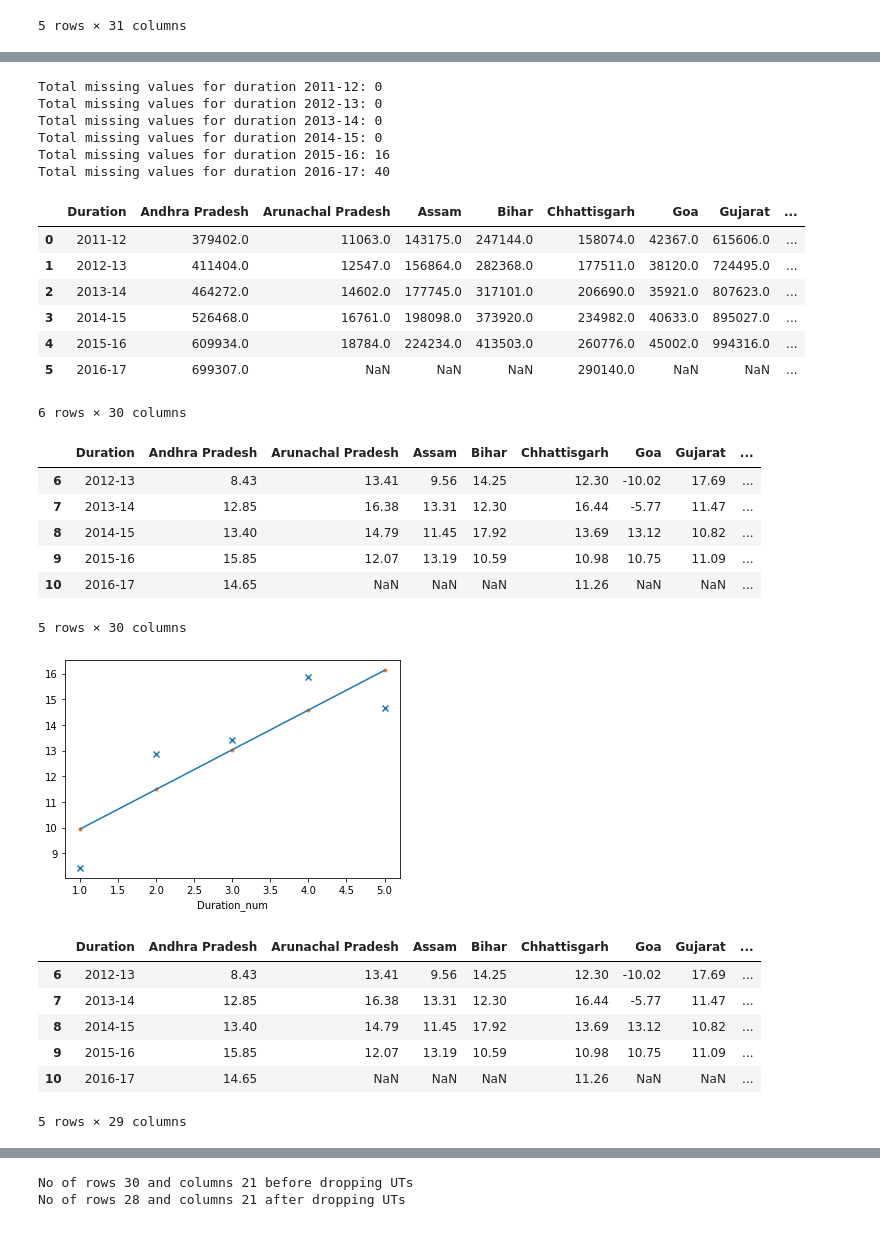
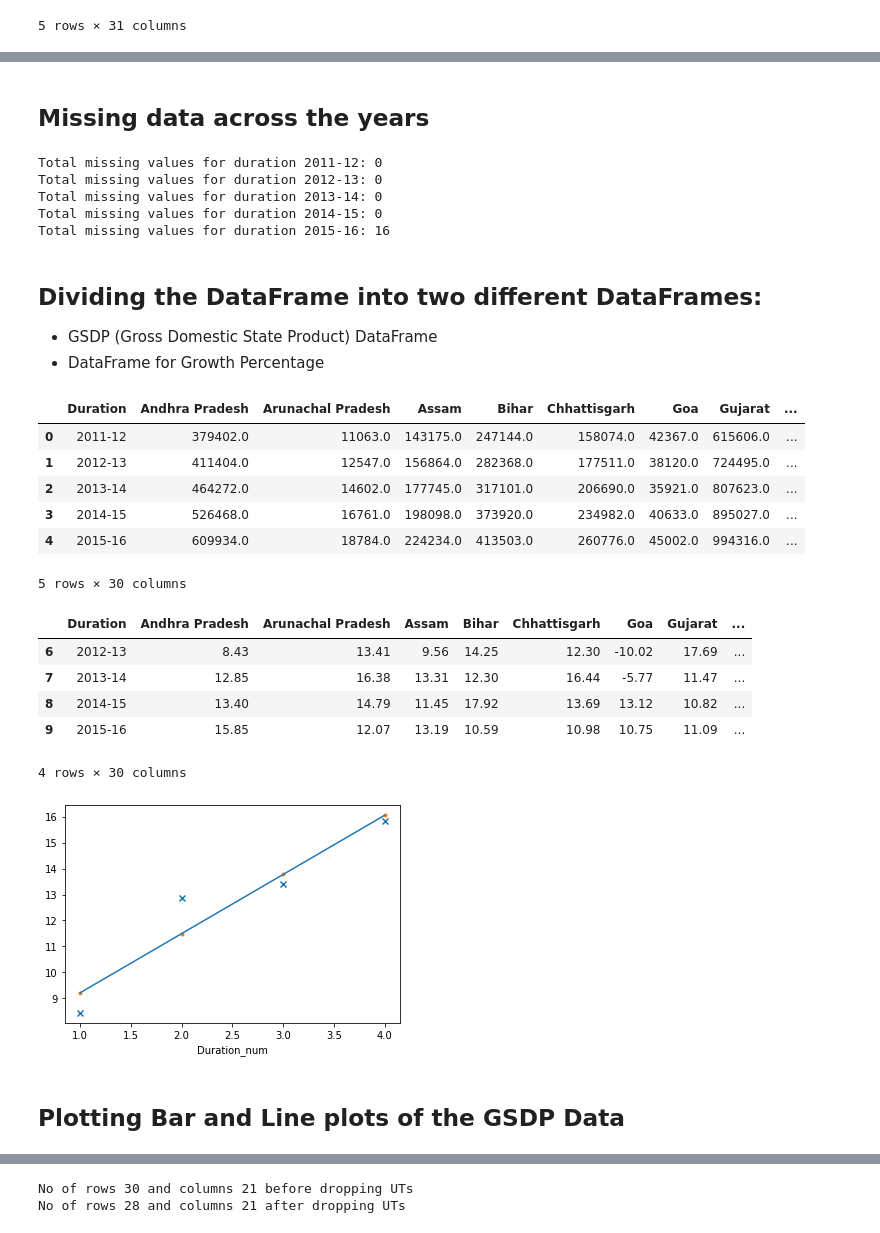
Before and after one commit to Yashvardhan777/DS-Labs, a Jupyter notebook: main.ipynb, the cells around one changed output, grey strips where cells are left out. Saved outputs shown, nothing was run; the diff lists cells and outputs as text; code cells hidden in the pictures.

```diff
--- a/main.ipynb
+++ b/main.ipynb
@@ -67,6 +85,7 @@ list(gdp_df.columns)
 # %%
 union_territories = ["Andaman & Nicobar Islands", "Chandigarh", "Delhi", "Puducherry"]
 gdp_df.drop(union_territories, axis = 1, inplace = True)
-gdp_df.head()
+gdp_df.drop(gdp_df[gdp_df["Duration"] == '2016-17'].index, inplace =True)
+gdp_df.head(10)
 # %% [output]
 |  | Items Description | Duration | Andhra Pradesh | Arunachal Pradesh | Assam | Bihar | Chhattisgarh | ... |
@@ -78,0 +104,6 @@ gdp_df.head()
+# %%
+datacheck = pd.DataFrame(index = ["Missing Values"])
+for column in gdp_df.columns:
+    datacheck[column] = [gdp_df[column].isnull().sum().sum()] #This code sums all the NaN values for each of the columns
+
+datacheck
@@ -78,0 +114,3 @@ gdp_df.head()
+# %%
+maxMissingState = datacheck.idxmax(axis=1)[0]
+print("The State with maximum NaN values is {0} with {1} NaN values ".format(maxMissingState, datacheck[maxMissingState]["Missing Values"]))
@@ -79,5 +119,5 @@ gdp_df.head()
 # %%
-gdp_df.drop(["West Bengal1"], axis = 1, inplace = True)
+gdp_df.drop([maxMissingState], axis = 1, inplace = True)
 gdp_df.head()
 # %% [output]
 |  | Items Description | Duration | Andhra Pradesh | Arunachal Pradesh | Assam | Bihar | Chhattisgarh | ... |
@@ -131,5 +149,7 @@ gdp_df[gdp_df.columns[gdp_df.isnull().any()]].isnull().sum().sum()
+# %% [markdown]
+## Missing data across the years
 # %%
-duration_list=['2011-12','2012-13','2013-14','2014-15','2015-16','2016-17']
+duration_list=['2011-12','2012-13','2013-14','2014-15','2015-16']
 for duration in duration_list:
     missing_val = gdp_df[gdp_df['Duration']==duration].isnull().sum().sum()
     print('Total missing values for duration {0}: {1}'.format(duration,missing_val))
@@ -139,7 +159,10 @@ Total missing values for duration 2012-13: 0
 Total missing values for duration 2013-14: 0
 Total missing values for duration 2014-15: 0
 Total missing values for duration 2015-16: 16
-Total missing values for duration 2016-17: 40
+# %% [markdown]
+## Dividing the DataFrame into two different DataFrames:
+- GSDP (Gross Domestic State Product) DataFrame
+- DataFrame for Growth Percentage
 # %%
 gsdp_df = gdp_df[gdp_df['Items  Description'].str.contains('GSDP')]
 gsdp_df.drop(columns=['Items  Description'],inplace=True)
@@ -151,10 +174,8 @@ gsdp_df
 | 2 | 2013-14 | 464272.0 | 14602.0 | 177745.0 | 317101.0 | 206690.0 | 35921.0 | 807623.0 | ... |
 | 3 | 2014-15 | 526468.0 | 16761.0 | 198098.0 | 373920.0 | 234982.0 | 40633.0 | 895027.0 | ... |
 | 4 | 2015-16 | 609934.0 | 18784.0 | 224234.0 | 413503.0 | 260776.0 | 45002.0 | 994316.0 | ... |
-| 5 | 2016-17 | 699307.0 | NaN | NaN | NaN | 290140.0 | NaN | NaN | ... |
-6 rows × 30 columns
+5 rows × 30 columns
 # %%
-
 growth_df = gdp_df[gdp_df['Items  Description'].str.contains('Growth')]
 growth_df.drop(columns=['Items  Description'],inplace=True)
 growth_df
@@ -164,23 +185,36 @@ growth_df
 | 7 | 2013-14 | 12.85 | 16.38 | 13.31 | 12.30 | 16.44 | -5.77 | 11.47 | ... |
 | 8 | 2014-15 | 13.40 | 14.79 | 11.45 | 17.92 | 13.69 | 13.12 | 10.82 | ... |
 | 9 | 2015-16 | 15.85 | 12.07 | 13.19 | 10.59 | 10.98 | 10.75 | 11.09 | ... |
-| 10 | 2016-17 | 14.65 | NaN | NaN | NaN | 11.26 | NaN | NaN | ... |
-5 rows × 30 columns
+4 rows × 30 columns
 # %%
+# Making a copy of the dataframe to perform changes in df
 growth_cc_df = growth_df.copy()
-growth_cc_df['Duration_num'] = growth_cc_df.Duration.map({'2012-13':1,'2013-14':2,'2014-15':3,
-                                                          '2015-16':4,'2016-17':5})
+
+# Adding a key-value pair to the column "Duration_num" for plotting
+growth_cc_df['Duration_num'] = growth_cc_df.Duration.map({'2012-13':1,'2013-14':2,'2014-15':3, '2015-16':4})
+
+# Specifying the x and y axes
 x=growth_cc_df['Duration_num']
 y=growth_cc_df['Andhra Pradesh']
-# y.dropna(inplace=True)
+
+# Fitting the x and y values into a linear polynomial
 z = np.polyfit(x,y,deg=1)
+
+# Returns the actual polynomial
 p = np.poly1d(z)
+
+# Plotting the Actual Values
 plt.scatter(x,y, marker='x')
+
+# Plotting the Predicted Values
 plt.scatter(x, p(x), marker='.')
+
 sns.lineplot(x,p(x))
 plt.show()
 # %% [output]
-[figure, old version]
+[figure, new version]
+# %% [markdown]
+## Plotting Bar and Line plots of the GSDP Data
 # %%
 #Plots seaborn barlot
 plt.style.use('seaborn-white')
@@ -255,10 +283,0 @@ growth_sel_df = growth_df[col_list]
-# %%
-growth_sel_df
-# %% [output]
-|  | Duration | Andhra Pradesh | Arunachal Pradesh | Assam | Bihar | Chhattisgarh | Goa | Gujarat | ... |
-| 6 | 2012-13 | 8.43 | 13.41 | 9.56 | 14.25 | 12.30 | -10.02 | 17.69 | ... |
-| 7 | 2013-14 | 12.85 | 16.38 | 13.31 | 12.30 | 16.44 | -5.77 | 11.47 | ... |
-| 8 | 2014-15 | 13.40 | 14.79 | 11.45 | 17.92 | 13.69 | 13.12 | 10.82 | ... |
-| 9 | 2015-16 | 15.85 | 12.07 | 13.19 | 10.59 | 10.98 | 10.75 | 11.09 | ... |
-| 10 | 2016-17 | 14.65 | NaN | NaN | NaN | 11.26 | NaN | NaN | ... |
-5 rows × 29 columns
```
Also changed, not shown: parts of 86 cells of this notebook.
